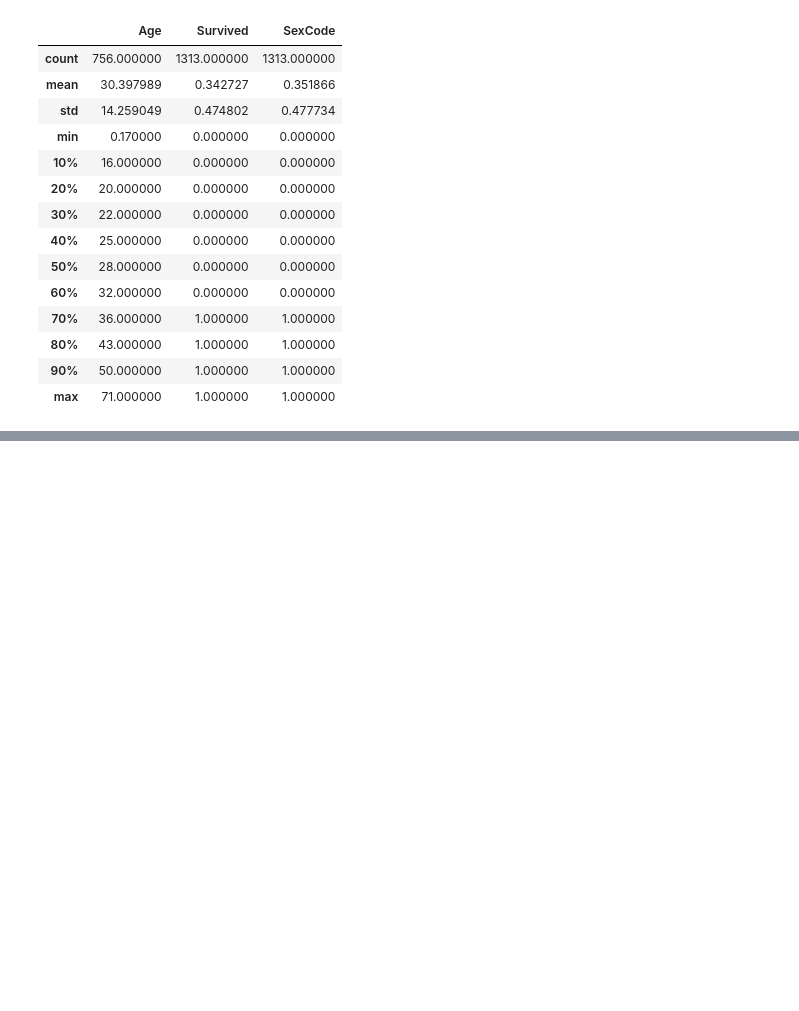
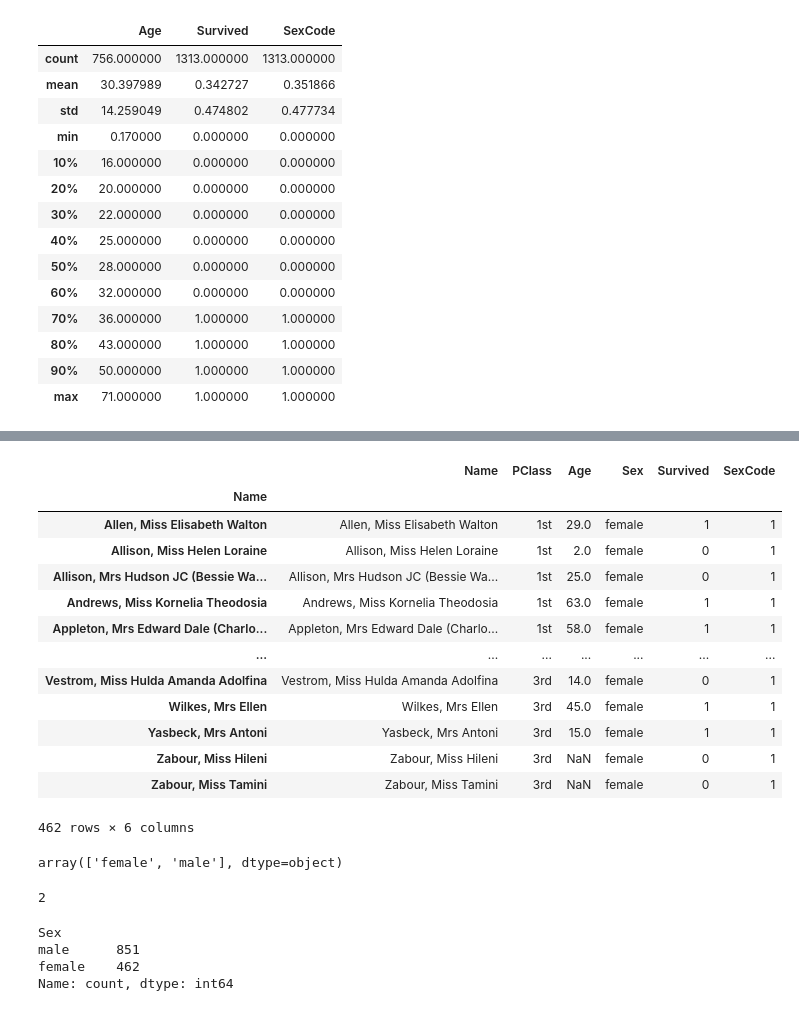
Before and after one commit to Shanover77/machine-learning-ai, a Jupyter notebook: adv_python/in_class/Adv_June20.ipynb, the cells around one changed output, grey strips where cells are left out. Drawn from its saved outputs; the diff is of its cells as text; code cells hidden in the pictures; blank space fills up the shorter version.

```diff
--- a/adv_python/in_class/Adv_June20.ipynb
+++ b/adv_python/in_class/Adv_June20.ipynb
@@ -320,0 +363,40 @@ dataframe[dataframe['Age'].isnull()].head(2)
+# %%
+# Deleting rows with conditions
+
+dataframe[dataframe['Sex'] != 'male']
+# %% [output]
+|  | Name | PClass | Age | Sex | Survived | SexCode |
+| Name |  |  |  |  |  |  |
+| Allen, Miss Elisabeth Walton | Allen, Miss Elisabeth Walton | 1st | 29.0 | female | 1 | 1 |
+| Allison, Miss Helen Loraine | Allison, Miss Helen Loraine | 1st | 2.0 | female | 0 | 1 |
+| Allison, Mrs Hudson JC (Bessie Wa... | Allison, Mrs Hudson JC (Bessie Wa... | 1st | 25.0 | female | 0 | 1 |
+| Andrews, Miss Kornelia Theodosia | Andrews, Miss Kornelia Theodosia | 1st | 63.0 | female | 1 | 1 |
+| Appleton, Mrs Edward Dale (Charlo... | Appleton, Mrs Edward Dale (Charlo... | 1st | 58.0 | female | 1 | 1 |
+| ... | ... | ... | ... | ... | ... | ... |
+| Vestrom, Miss Hulda Amanda Adolfina | Vestrom, Miss Hulda Amanda Adolfina | 3rd | 14.0 | female | 0 | 1 |
+| Wilkes, Mrs Ellen | Wilkes, Mrs Ellen | 3rd | 45.0 | female | 1 | 1 |
+| Yasbeck, Mrs Antoni | Yasbeck, Mrs Antoni | 3rd | 15.0 | female | 1 | 1 |
+| Zabour, Miss Hileni | Zabour, Miss Hileni | 3rd | NaN | female | 0 | 1 |
+| Zabour, Miss Tamini | Zabour, Miss Tamini | 3rd | NaN | female | 0 | 1 |
+462 rows × 6 columns
+# %%
+# unique values:
+
+dataframe['Sex'].unique()
+# %% [output]
+array(['female', 'male'], dtype=object)
+# %%
+# get nos of unique
+
+dataframe['Sex'].nunique()
+# %% [output]
+2
+# %%
+# get value counts
+
+dataframe['Sex'].value_counts()
+# %% [output]
+Sex
+male      851
+female    462
+Name: count, dtype: int64
```
Also changed, not shown: parts of 46 cells of this notebook, 7 other files.
